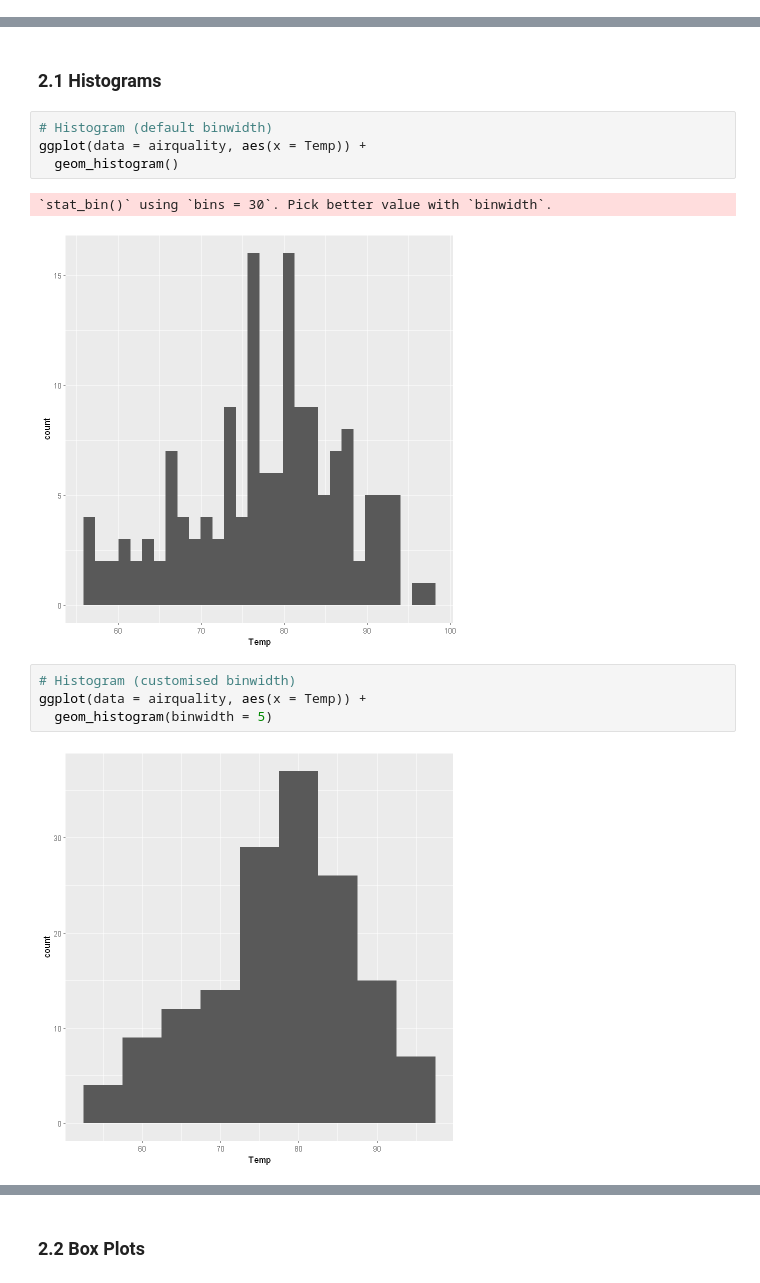
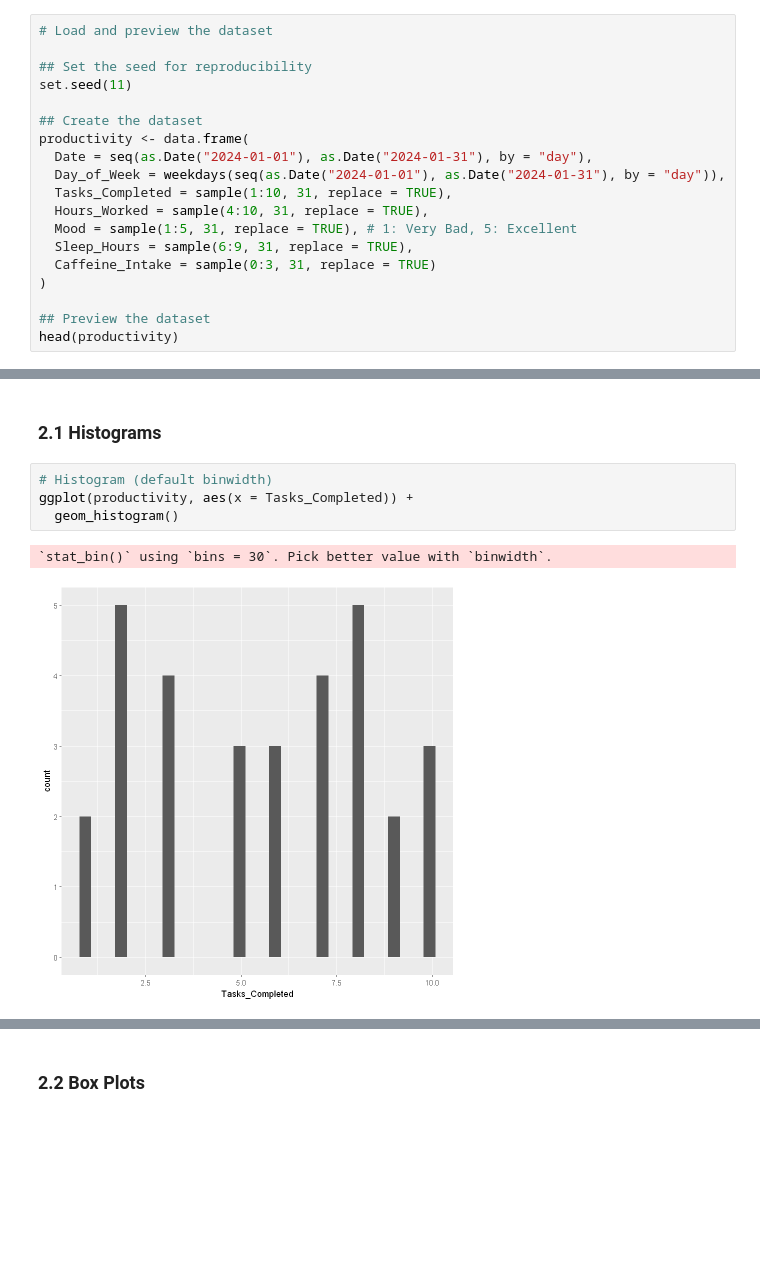
Before and after one commit to svarong-port/code-for-articles, a Jupyter notebook: article_data_viz_in_r.ipynb, the cells around one changed output, grey strips where cells are left out. Drawn from its saved outputs; the diff is of its cells as text; blank space fills up the shorter version.

```diff
--- a/article_data_viz_in_r.ipynb
+++ b/article_data_viz_in_r.ipynb
@@ -40,0 +26,19 @@ A data.frame: 6 × 6
+# %%
+# Load and preview the dataset
+
+## Set the seed for reproducibility
+set.seed(11)
+
+## Create the dataset
+productivity <- data.frame(
+  Date = seq(as.Date("2024-01-01"), as.Date("2024-01-31"), by = "day"),
+  Day_of_Week = weekdays(seq(as.Date("2024-01-01"), as.Date("2024-01-31"), by = "day")),
+  Tasks_Completed = sample(1:10, 31, replace = TRUE),
+  Hours_Worked = sample(4:10, 31, replace = TRUE),
+  Mood = sample(1:5, 31, replace = TRUE), # 1: Very Bad, 5: Excellent
+  Sleep_Hours = sample(6:9, 31, replace = TRUE),
+  Caffeine_Intake = sample(0:3, 31, replace = TRUE)
+)
+
+## Preview the dataset
+head(productivity)
@@ -44,14 +58,8 @@ A data.frame: 6 × 6
 ### 2.1 Histograms
 # %%
 # Histogram (default binwidth)
-ggplot(data = airquality, aes(x = Temp)) +
+ggplot(productivity, aes(x = Tasks_Completed)) +
   geom_histogram()
 # %% [output]
 `stat_bin()` using `bins = 30`. Pick better value with `binwidth`.
-[figure, old version]
+[figure, new version]
-# %%
-# Histogram (customised binwidth)
-ggplot(data = airquality, aes(x = Temp)) +
-  geom_histogram(binwidth = 5)
-# %% [output]
-[figure, removed]
```
Also changed, not shown: parts of 18 cells of this notebook.
